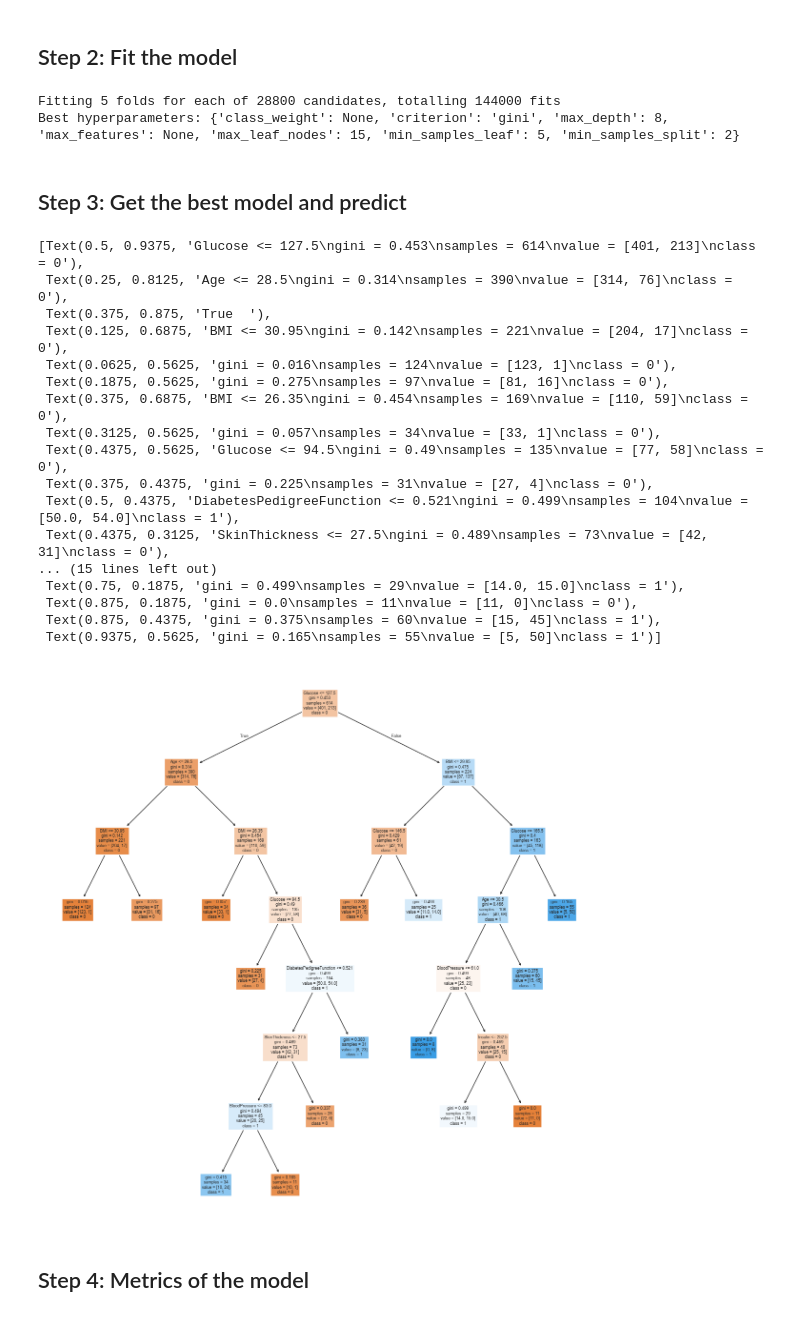
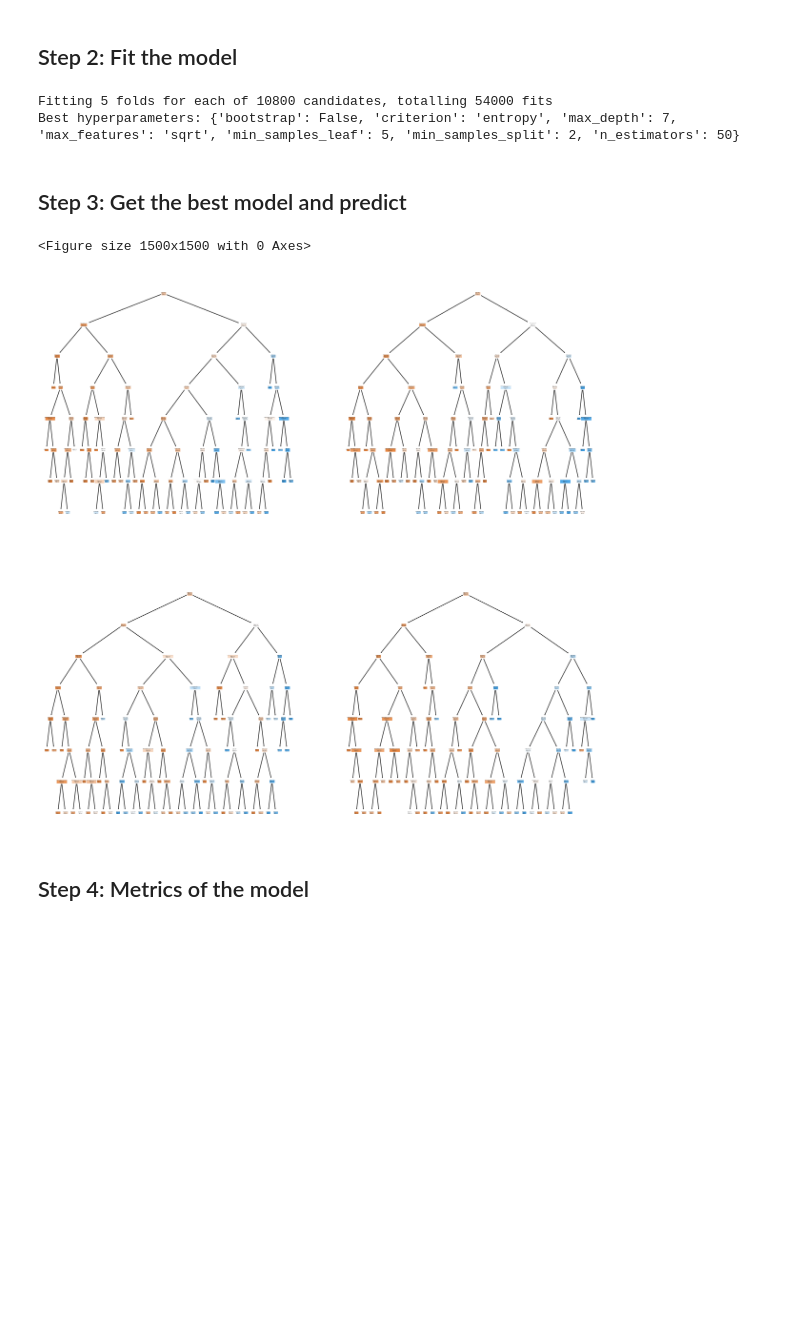
Before and after one commit to 4GeeksAcademy/alejandroNovellino-random-forest-project, a Jupyter notebook: notebooks/2.0-classification-model-analysis.ipynb, the cells around one changed output. Drawn from its saved outputs; the diff is of its cells as text; code cells hidden in the pictures; blank space fills up the shorter version.

```diff
--- a/notebooks/2.0-classification-model-analysis.ipynb
+++ b/notebooks/2.0-classification-model-analysis.ipynb
@@ -199,12 +204,12 @@ grid = GridSearchCV(opt_model, hyperparams, scoring = 'accuracy', cv = 5, n_jobs
 # %% [markdown]
 ## Step 2: Fit the model
 # %%
-grid.fit(X_train, y_train.values)
+grid.fit(X_train, y_train)
 
 print(f"Best hyperparameters: {grid.best_params_}")
 # %% [output]
-Fitting 5 folds for each of 28800 candidates, totalling 144000 fits
-Best hyperparameters: {'class_weight': None, 'criterion': 'gini', 'max_depth': 8, 'max_features': None, 'max_leaf_nodes': 15, 'min_samples_leaf': 5, 'min_samples_split': 2}
+Fitting 5 folds for each of 10800 candidates, totalling 54000 fits
+Best hyperparameters: {'bootstrap': False, 'criterion': 'entropy', 'max_depth': 7, 'max_features': 'sqrt', 'min_samples_leaf': 5, 'min_samples_split': 2, 'n_estimators': 50}
 # %% [markdown]
 ## Step 3: Get the best model and predict
 # %%
@@ -214,26 +219,18 @@ best_model: DecisionTreeClassifier = grid.best_estimator_
-# %%
-plt.figure(figsize=(15,15))
-
-tree.plot_tree(best_model, feature_names = list(X_train.columns), class_names = ["0", "1", "2"], filled = True)
-# %% [output]
-[Text(0.5, 0.9375, 'Glucose <= 127.5\ngini = 0.453\nsamples = 614\nvalue = [401, 213]\nclass = 0'),
- Text(0.25, 0.8125, 'Age <= 28.5\ngini = 0.314\nsamples = 390\nvalue = [314, 76]\nclass = 0'),
- Text(0.375, 0.875, 'True  '),
- Text(0.125, 0.6875, 'BMI <= 30.95\ngini = 0.142\nsamples = 221\nvalue = [204, 17]\nclass = 0'),
- Text(0.0625, 0.5625, 'gini = 0.016\nsamples = 124\nvalue = [123, 1]\nclass = 0'),
- Text(0.1875, 0.5625, 'gini = 0.275\nsamples = 97\nvalue = [81, 16]\nclass = 0'),
- Text(0.375, 0.6875, 'BMI <= 26.35\ngini = 0.454\nsamples = 169\nvalue = [110, 59]\nclass = 0'),
- Text(0.3125, 0.5625, 'gini = 0.057\nsamples = 34\nvalue = [33, 1]\nclass = 0'),
- Text(0.4375, 0.5625, 'Glucose <= 94.5\ngini = 0.49\nsamples = 135\nvalue = [77, 58]\nclass = 0'),
- Text(0.375, 0.4375, 'gini = 0.225\nsamples = 31\nvalue = [27, 4]\nclass = 0'),
- Text(0.5, 0.4375, 'DiabetesPedigreeFunction <= 0.521\ngini = 0.499\nsamples = 104\nvalue = [50.0, 54.0]\nclass = 1'),
- Text(0.4375, 0.3125, 'SkinThickness <= 27.5\ngini = 0.489\nsamples = 73\nvalue = [42, 31]\nclass = 0'),
-... (15 lines left out)
- Text(0.75, 0.1875, 'gini = 0.499\nsamples = 29\nvalue = [14.0, 15.0]\nclass = 1'),
- Text(0.875, 0.1875, 'gini = 0.0\nsamples = 11\nvalue = [11, 0]\nclass = 0'),
- Text(0.875, 0.4375, 'gini = 0.375\nsamples = 60\nvalue = [15, 45]\nclass = 1'),
- Text(0.9375, 0.5625, 'gini = 0.165\nsamples = 55\nvalue = [5, 50]\nclass = 1')]
-[figure, removed]
+# %%
+plt.figure(figsize=(15,15))
+
+fig, axis = plt.subplots(2, 2, figsize = (15, 15))
+
+# we are going to show the first 4 trees out of the 100 generated (default)
+tree.plot_tree(best_model.estimators_[0], ax = axis[0, 0], feature_names = list(X_train.columns), class_names = ["0", "1"], filled = True)
+tree.plot_tree(best_model.estimators_[1], ax = axis[0, 1], feature_names = list(X_train.columns), class_names = ["0", "1"], filled = True)
+tree.plot_tree(best_model.estimators_[2], ax = axis[1, 0], feature_names = list(X_train.columns), class_names = ["0", "1"], filled = True)
+tree.plot_tree(best_model.estimators_[3], ax = axis[1, 1], feature_names = list(X_train.columns), class_names = ["0", "1"], filled = True)
+
+plt.show()
+# %% [output]
+<Figure size 1500x1500 with 0 Axes>
+[figure, added]
 # %%
 # predict the values
 y_pred = best_model.predict(X_test)
```
Also changed, not shown: parts of 22 cells of this notebook.
